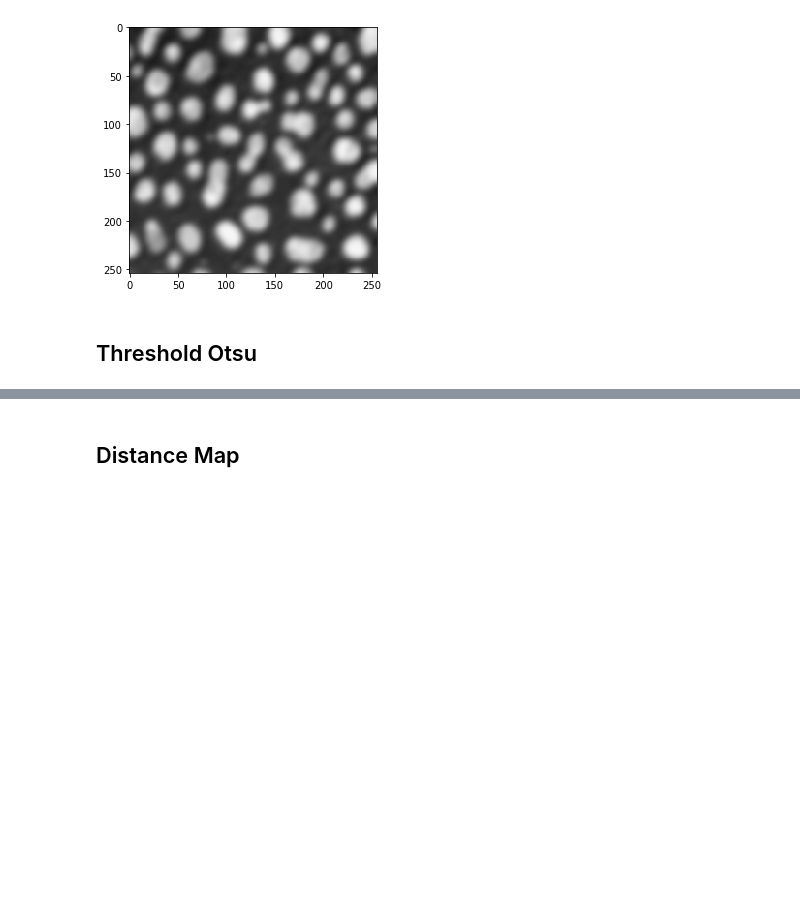
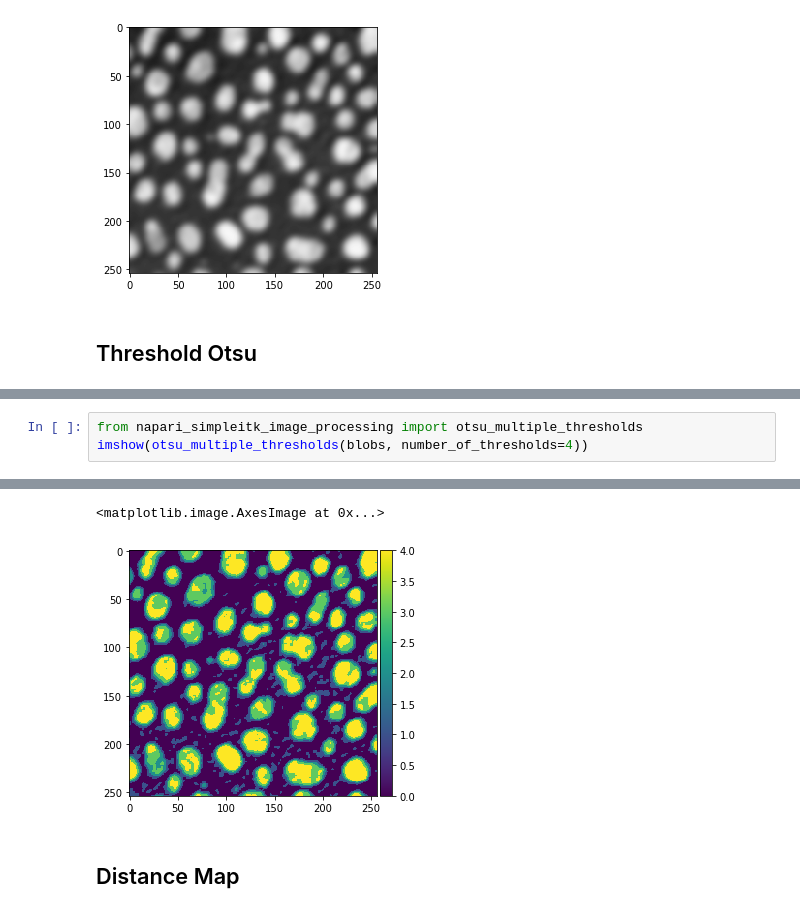
Before and after one commit to haesleinhuepf/napari-simpleitk-image-processing, a Jupyter notebook: docs/demo.ipynb, the cells around one changed output, grey strips where cells are left out. Saved outputs shown, nothing was run; the diff lists cells and outputs as text; blank space fills up the shorter version.

```diff
--- a/docs/demo.ipynb
+++ b/docs/demo.ipynb
@@ -36,2 +37,6 @@ Computing result took 0.011002540588378906
 <matplotlib.image.AxesImage at 0x...>
 [figure]
+# %%
+from napari_simpleitk_image_processing import otsu_multiple_thresholds
+imshow(otsu_multiple_thresholds(blobs, number_of_thresholds=4))
+# %% [output]
@@ -38,3 +44,5 @@ Computing result took 0.011002540588378906
+<matplotlib.image.AxesImage at 0x...>
+[figure, added]
 # %% [markdown]
 ## Distance Map
 # %%
```
Also changed, not shown: parts of 32 cells of this notebook, 6 other files.
